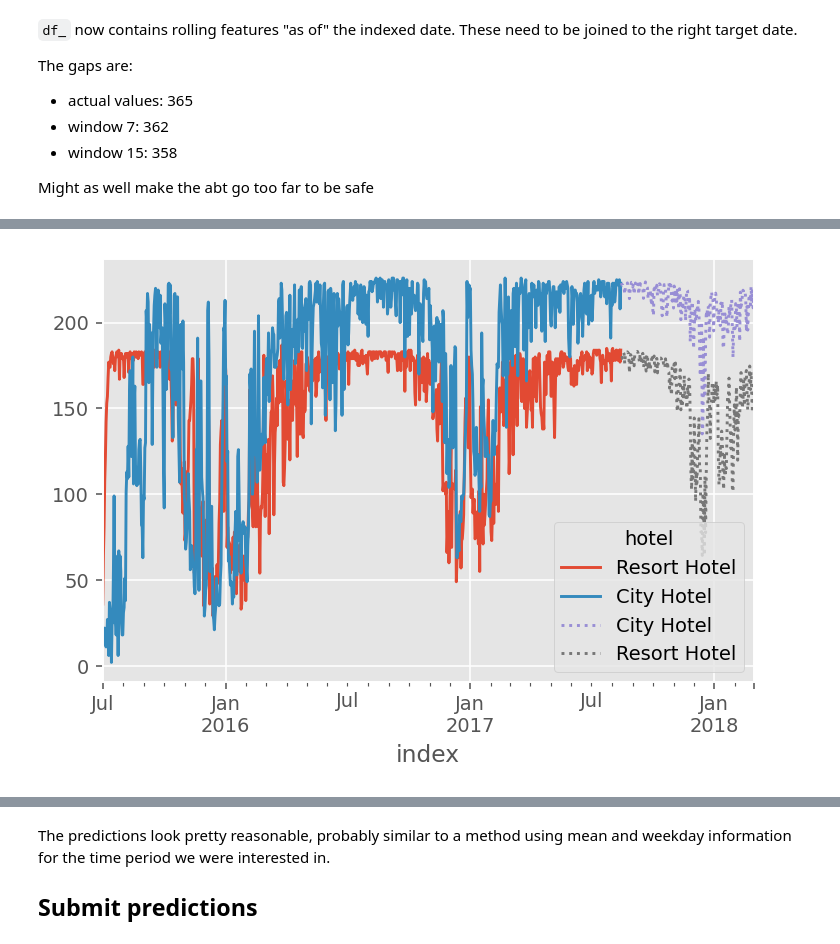
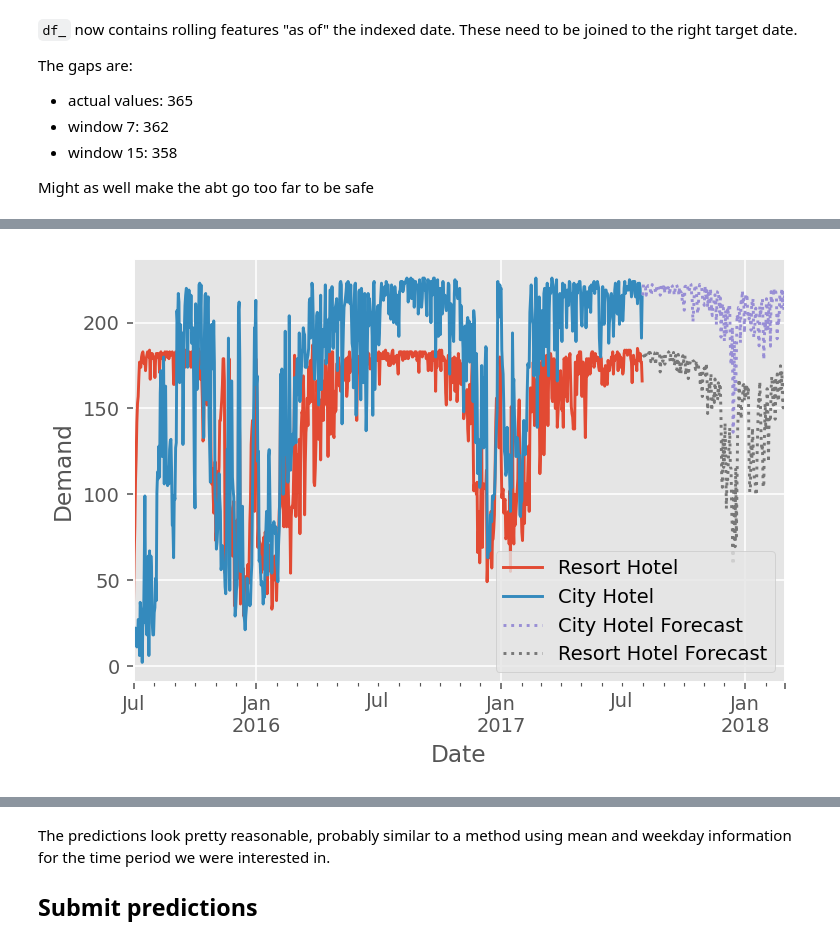
Before and after one commit to robert-robison/hotel-booking-demand, a Jupyter notebook: notebooks/hotel_modeling.ipynb, the cells around one changed output, grey strips where cells are left out. Cells and saved outputs as stored; diff of their text form; code cells hidden in the pictures.

```diff
--- a/notebooks/hotel_modeling.ipynb
+++ b/notebooks/hotel_modeling.ipynb
@@ -263,14 +269,17 @@ test["pred"] = test.target - y_pred_raw
 # %%
 # Pivot predictions back out
 piv = pd.pivot_table(test, index="index", columns="hotel", values="pred")
+piv.columns = [f"{col} Forecast" for col in piv.columns]
 
 # Plot it!
 fig, ax = plt.subplots()
 df.plot(ax=ax)
 piv.plot(ax=ax, ls=":")
+ax.set_ylabel("Demand")
+ax.set_xlabel("Date")
 plt.show()
 # %% [output]
-[figure, old version]
+[figure, new version]
 # %%
 # Pivot predictions back out
 piv = pd.pivot_table(test, index="index", columns="hotel", values="pred")
```
Also changed, not shown: parts of 13 cells of this notebook, 6 other files.
